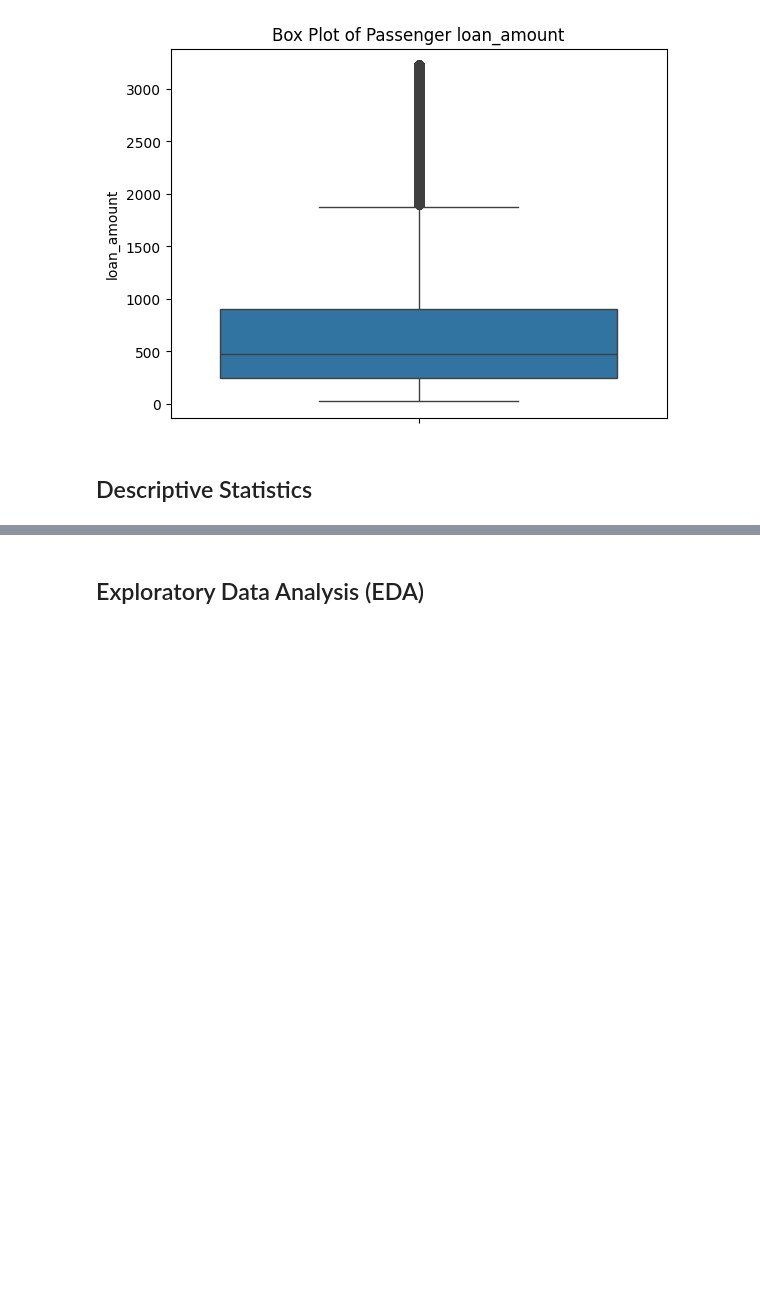
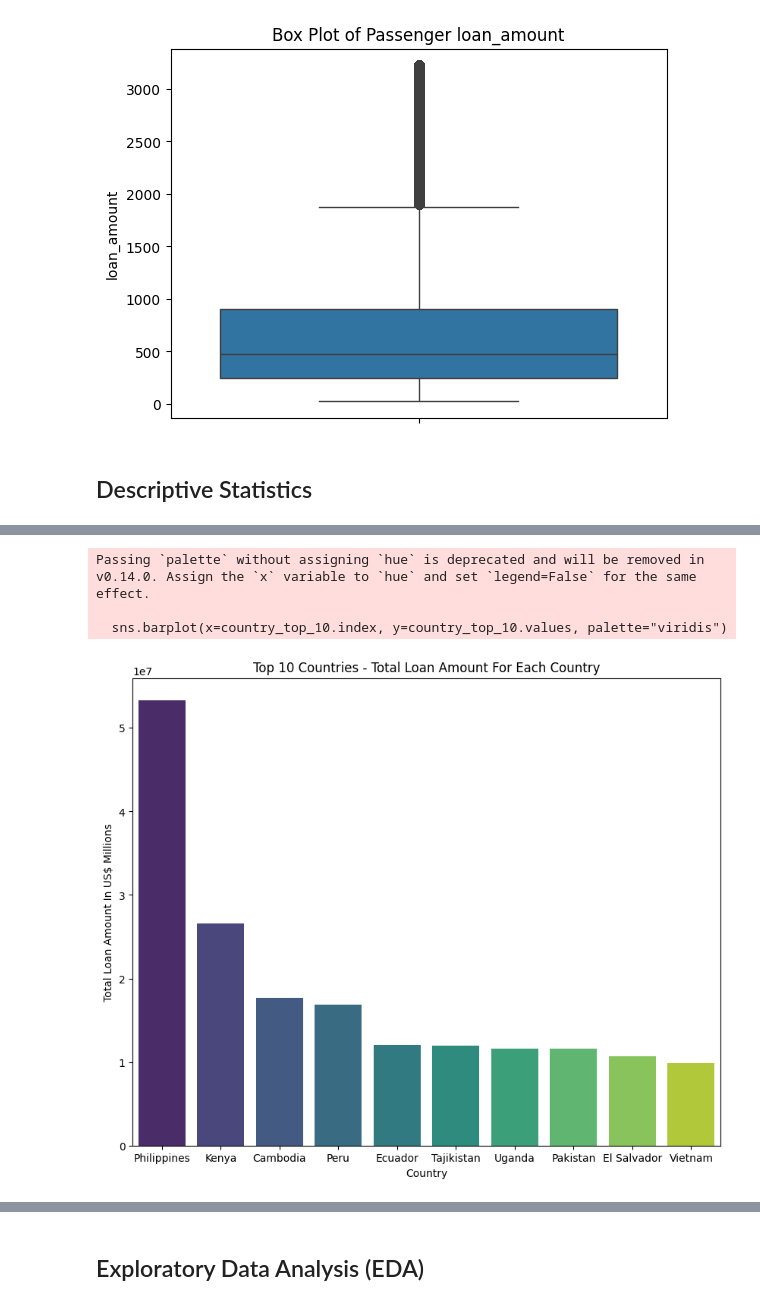
Before and after one commit to JAdamHub/M1-Exam-Submission, a Jupyter notebook: M1-Exam-Submission.ipynb, the cells around one changed output, grey strips where cells are left out. Drawn from its saved outputs; the diff is of its cells as text; code cells hidden in the pictures; blank space fills up the shorter version.

```diff
--- a/M1-Exam-Submission.ipynb
+++ b/M1-Exam-Submission.ipynb
@@ -219,0 +252,8 @@ Text(0.5, 1.0, 'Box Plot of Passenger loan_amount')
+# %%
+# What is the total amount of loan_amount for each country?
+country_loans = data_clean.groupby('country')['loan_amount'].sum()
+
+# We would like a classic top 10 to get an overview of the
+country_top_10 = country_loans.sort_values(ascending=False).head(10)
+
+print(country_top_10)
@@ -219,0 +295,12 @@ Text(0.5, 1.0, 'Box Plot of Passenger loan_amount')
+# %%
+plt.figure(figsize=(10, 8))
+sns.barplot(x=country_top_10.index, y=country_top_10.values, palette="viridis")
+plt.title('Top 10 Countries - Total Loan Amount For Each Country')
+plt.xlabel('Country')
+plt.ylabel('Total Loan Amount In US$ Millions')  # managed to add labels (J)
+plt.show()
+# %% [output]
+Passing `palette` without assigning `hue` is deprecated and will be removed in v0.14.0. Assign the `x` variable to `hue` and set `legend=False` for the same effect.
+
+  sns.barplot(x=country_top_10.index, y=country_top_10.values, palette="viridis")
+[figure, added]
```
Also changed, not shown: parts of 17 cells of this notebook.
